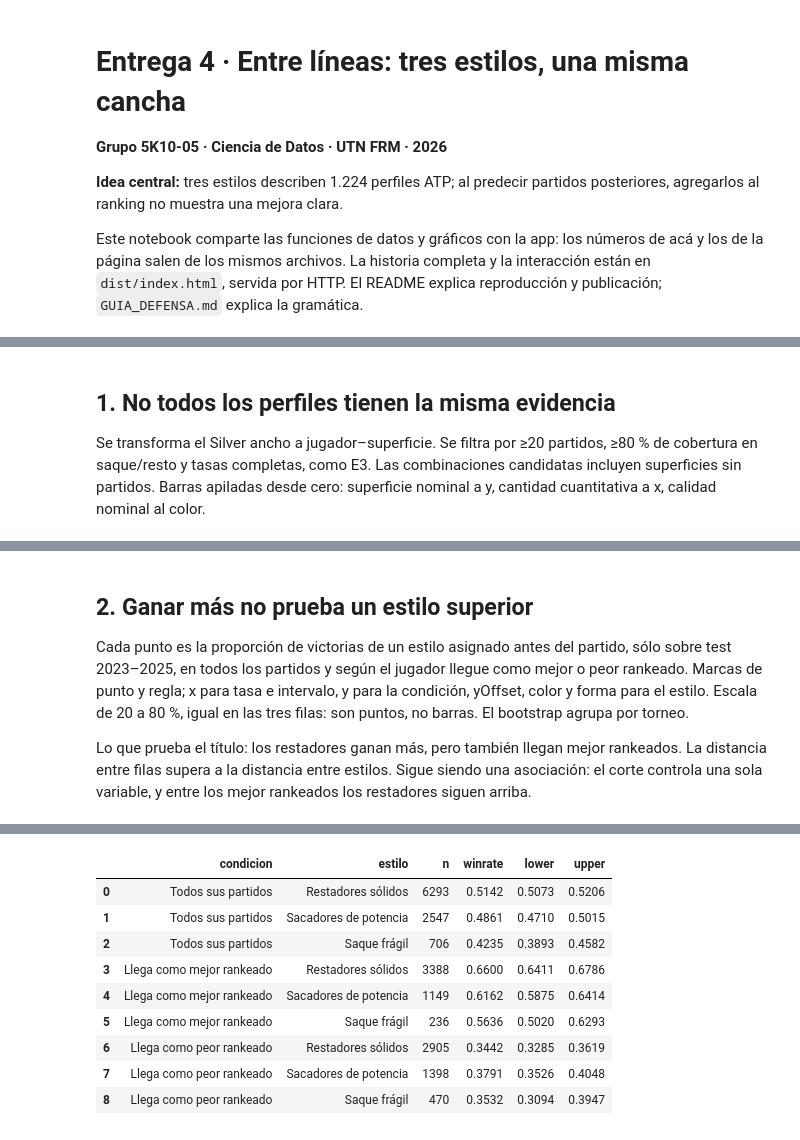
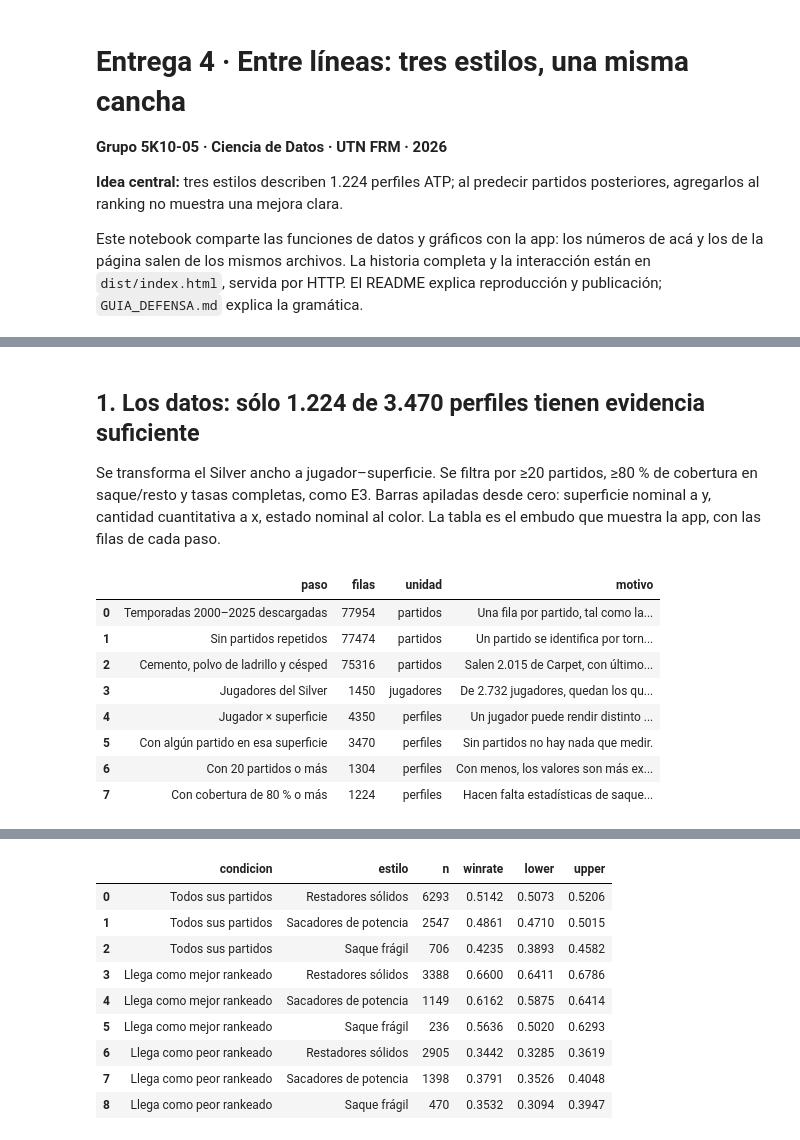
Before and after one commit to Rami195/ATP, a Jupyter notebook: entrega4/Entrega4_ATP_Visualizacion.ipynb, the cells around one changed output, grey strips where cells are left out. Saved outputs shown, nothing was run; the diff lists cells and outputs as text; code cells hidden in the pictures.

```diff
--- a/entrega4/Entrega4_ATP_Visualizacion.ipynb
+++ b/entrega4/Entrega4_ATP_Visualizacion.ipynb
@@ -39,25 +43,23 @@ source_differences                                                            12
 profiles_source_differences                                                    3
 dtype: object
 # %% [markdown]
-## 1. No todos los perfiles tienen la misma evidencia
+## 1. Los datos: sólo 1.224 de 3.470 perfiles tienen evidencia suficiente
 
 Se transforma el Silver ancho a jugador–superficie. Se filtra por ≥20 partidos,
-≥80 % de cobertura en saque/resto y tasas completas, como E3. Las combinaciones
-candidatas incluyen superficies sin partidos. Barras apiladas desde cero:
-superficie nominal a y, cantidad cuantitativa a x, calidad nominal al color.
+≥80 % de cobertura en saque/resto y tasas completas, como E3. Barras apiladas desde
+cero: superficie nominal a y, cantidad cuantitativa a x, estado nominal al color.
+La tabla es el embudo que muestra la app, con las filas de cada paso.
 # %%
+display(pd.DataFrame(stats['funnel']))
 alt.Chart.from_dict(specs['calidad']).properties(width=750)
 # %% [output]
+|  | paso | filas | unidad | motivo |
+| 0 | Temporadas 2000–2025 descargadas | 77954 | partidos | Una fila por partido, tal como la... |
+| 1 | Sin partidos repetidos | 77474 | partidos | Un partido se identifica por torn... |
+| 2 | Cemento, polvo de ladrillo y césped | 75316 | partidos | Salen 2.015 de Carpet, con último... |
+| 3 | Jugadores del Silver | 1450 | jugadores | De 2.732 jugadores, quedan los qu... |
+| 4 | Jugador × superficie | 4350 | perfiles | Un jugador puede rendir distinto ... |
+| 5 | Con algún partido en esa superficie | 3470 | perfiles | Sin partidos no hay nada que medir. |
+| 6 | Con 20 partidos o más | 1304 | perfiles | Con menos, los valores son más ex... |
+| 7 | Con cobertura de 80 % o más | 1224 | perfiles | Hacen falta estadísticas de saque... |
 [interactive output not drawn]
-# %% [markdown]
-## 2. Ganar más no prueba un estilo superior
-
-Cada punto es la proporción de victorias de un estilo asignado antes del partido,
-sólo sobre test 2023–2025, en todos los partidos y según el jugador llegue como mejor
-o peor rankeado. Marcas de punto y regla; x para tasa e intervalo, y para la condición,
-yOffset, color y forma para el estilo. Escala de 20 a 80 %, igual en las tres filas:
-son puntos, no barras. El bootstrap agrupa por torneo.
-
-Lo que prueba el título: los restadores ganan más, pero también llegan mejor rankeados.
-La distancia entre filas supera a la distancia entre estilos. Sigue siendo una asociación:
-el corte controla una sola variable, y entre los mejor rankeados los restadores siguen arriba.
```
Also changed, not shown: parts of 15 cells of this notebook, 41 other files.
